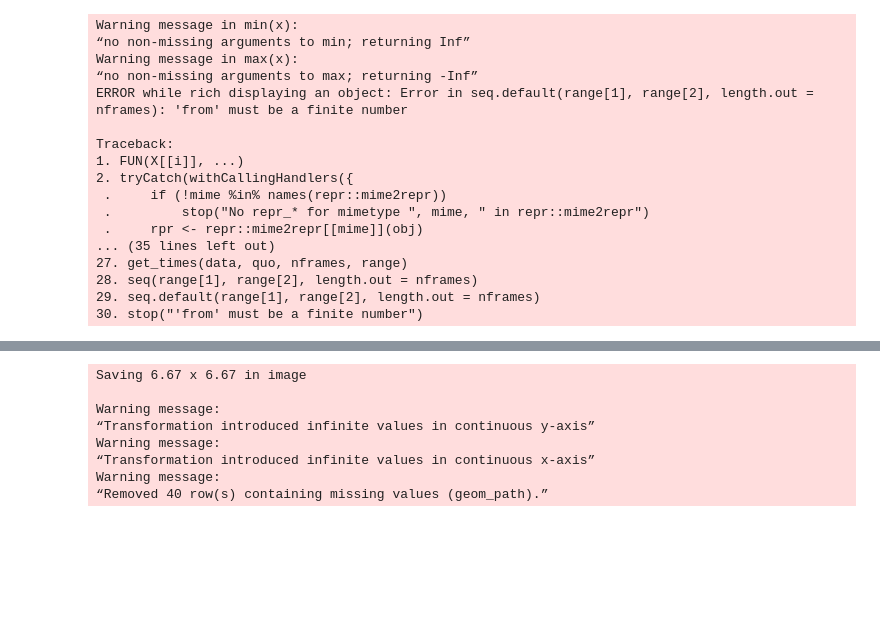
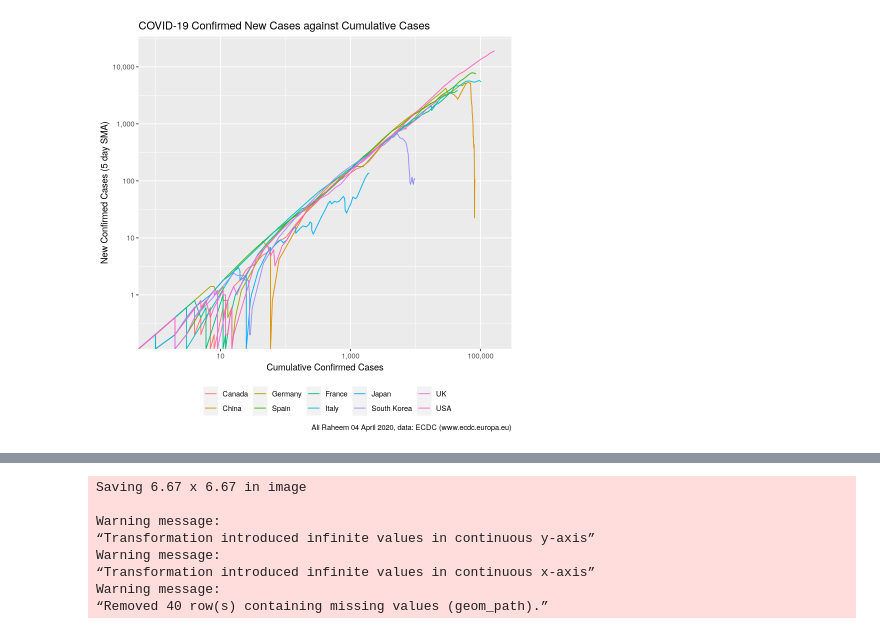
Before and after one commit to ali-raheem/COVID-19-Railway, a Jupyter notebook: R.ipynb, the cells around one changed output, grey strips where cells are left out. Drawn from its saved outputs; the diff is of its cells as text; code cells hidden in the pictures; blank space fills up the shorter version.

```diff
--- a/R.ipynb
+++ b/R.ipynb
@@ -31,7 +20,7 @@ plot.data <- plot.data%>% filter(geoId=="CA"|geoId=="DE"|geoId=="CN"|geoId=="UK"
 p <- ggplot(plot.data, aes(x=cumCases, xmin=1, ymin=1)) +
     geom_line(aes(y=smaCases, colour=geoId)) +
     theme(legend.position="bottom") +
-    scale_y_log10(labels = scales::comma) +
+    scale_y_log10(labels = scales::label_comma(accuracy=1)) +
     scale_x_log10(labels = scales::comma) +
     labs(x="Cumulative Confirmed Cases",
          y="New Confirmed Cases (5 day SMA)",
@@ -39,3 +28,5 @@ p <- ggplot(plot.data, aes(x=cumCases, xmin=1, ymin=1)) +
          #subtitle="27th of March 2020",
          caption="Ali Raheem 04 April 2020, data: ECDC (www.ecdc.europa.eu)") +
     scale_colour_discrete(name="", labels=c("CA"="Canada","CN"="China", "DE"="Germany", "UK"="UK", "FR"="France", "ES"="Spain", "IT"="Italy", "KR"="South Korea", "US"="USA", "JP"="Japan"))
+p
+# %% [output]
@@ -42,23 +39,4 @@ p <- ggplot(plot.data, aes(x=cumCases, xmin=1, ymin=1)) +
+[figure, added]
-# %%
-p + transition_time(as.numeric(as.POSIXct(DateRep, format="%Y-%m-%d"))) + labs(subtitle="Cumulative Cases: {frame_time}")
-# %% [output]
-Warning message in min(x):
-“no non-missing arguments to min; returning Inf”
-Warning message in max(x):
-“no non-missing arguments to max; returning -Inf”
-ERROR while rich displaying an object: Error in seq.default(range[1], range[2], length.out = nframes): 'from' must be a finite number
-
-Traceback:
-1. FUN(X[[i]], ...)
-2. tryCatch(withCallingHandlers({
- .     if (!mime %in% names(repr::mime2repr))
- .         stop("No repr_* for mimetype ", mime, " in repr::mime2repr")
- .     rpr <- repr::mime2repr[[mime]](obj)
-... (35 lines left out)
-27. get_times(data, quo, nframes, range)
-28. seq(range[1], range[2], length.out = nframes)
-29. seq.default(range[1], range[2], length.out = nframes)
-30. stop("'from' must be a finite number")
 # %%
 p
 # %% [output]
```
Also changed, not shown: parts of 4 cells of this notebook, 4 other files.
